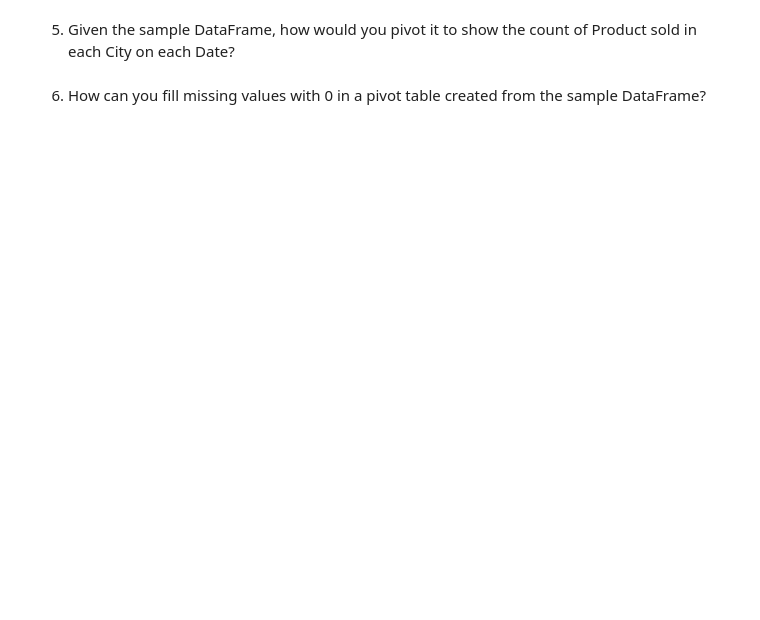
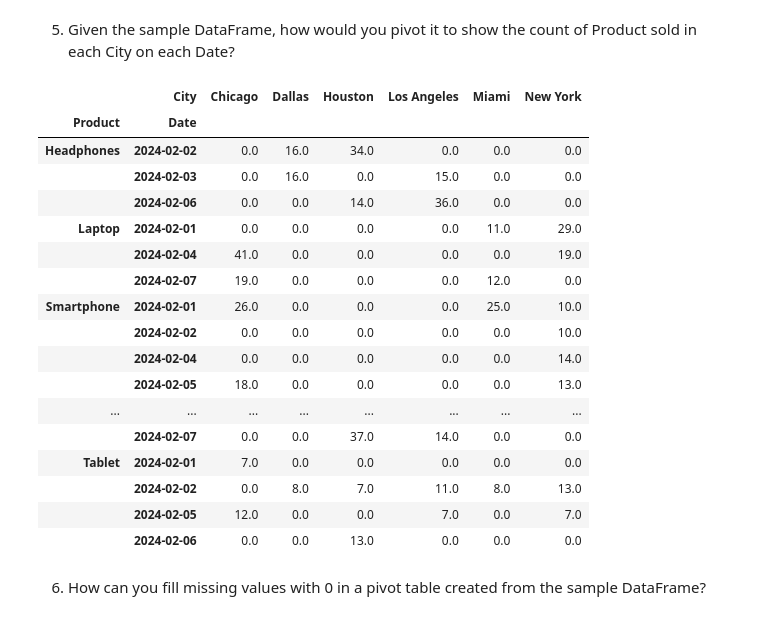
Before and after one commit to AnoopCA/Practice-Challenges, a Jupyter notebook: pandas.ipynb, the cells around one changed output. Drawn from its saved outputs; the diff is of its cells as text; code cells hidden in the pictures; blank space fills up the shorter version.

```diff
--- a/pandas.ipynb
+++ b/pandas.ipynb
@@ -121,3 +115,38 @@ df.pivot_table(index="Product", columns="City", values="Sales", aggfunc="mean",
 | Smartwatch | 0.000000 | 2050.000000 | 1200.0 | 1780.000000 | 0.000000 | 0.000000 | 1850.0 | 1720.0 |
 | Tablet | 0.000000 | 0.000000 | 1900.0 | 2100.000000 | 780.000000 | 1350.000000 | 720.0 | 1370.0 |
 | Total | 936.666667 | 1456.666667 | 1400.0 | 1543.333333 | 1243.333333 | 1283.333333 | 1285.0 | 1308.0 |
+# %%
+data = {
+    "City": [
+        "New York", "New York", "New York", "New York", "New York", "Los Angeles", "Los Angeles", "Los Angeles", "Los Angeles", "Los Angeles",
+        "Chicago", "Chicago", "Chicago", "Chicago", "Chicago", "Houston", "Houston", "Houston", "Houston", "Houston",
+        "Miami", "Miami", "Miami", "Miami", "Miami", "Dallas", "Dallas", "Dallas", "Dallas", "Dallas",
+        "New York", "New York", "New York", "New York", "New York", "Los Angeles", "Los Angeles", "Los Angeles", "Los Angeles", "Los Angeles",
+        "Chicago", "Chicago", "Chicago", "Chicago", "Chicago", "Houston", "Houston", "Houston", "Houston", "Houston"
+    ],
+    "Date": pd.to_datetime([
+        "2024-02-01", "2024-02-01", "2024-02-01", "2024-02-02", "2024-02-02", "2024-02-02", "2024-02-03", "2024-02-03", "2024-02-03", "2024-02-04",
+        "2024-02-04", "2024-02-04", "2024-02-05", "2024-02-05", "2024-02-05", "2024-02-06", "2024-02-06", "2024-02-06", "2024-02-07", "2024-02-07",
+        "2024-02-07", "2024-02-01", "2024-02-01", "2024-02-01", "2024-02-02", "2024-02-02", "2024-02-02", "2024-02-03", "2024-02-03", "2024-02-03",
+        "2024-02-04", "2024-02-04", "2024-02-04", "2024-02-05", "2024-02-05", "2024-02-05", "2024-02-06", "2024-02-06", "2024-02-06", "2024-02-07",
+        "2024-02-07", "2024-02-07", "2024-02-01", "2024-02-01", "2024-02-01", "2024-02-02", "2024-02-02", "2024-02-02", "2024-02-03", "2024-02-03"
+    ]),
+    "Product": [
+        "Laptop", "Laptop", "Smartphone", "Smartphone", "Tablet", "Tablet", "Headphones", "Headphones", "Smartwatch", "Smartwatch",
+        "Laptop", "Laptop", "Smartphone", "Smartphone", "Tablet", "Tablet", "Headphones", "Headphones", "Smartwatch", "Smartwatch",
+        "Laptop", "Laptop", "Smartphone", "Smartphone", "Tablet", "Tablet", "Headphones", "Headphones", "Smartwatch", "Smartwatch",
+        "Laptop", "Laptop", "Smartphone", "Smartphone", "Tablet", "Tablet", "Headphones", "Headphones", "Smartwatch", "Smartwatch",
+        "Laptop", "Laptop", "Smartphone", "Smartphone", "Tablet", "Tablet", "Headphones", "Headphones", "Smartwatch", "Smartwatch"
+    ],
+    "Sales": [
+        15, 14, 10, 10, 13, 11, 7, 8, 18, 15, 21, 20, 9, 9, 12, 13, 7, 7, 19, 18,12, 11, 13, 12, 8, 8, 16,
+        16, 20, 19, 9, 10, 14, 13, 7, 7, 18, 18, 15, 14, 10, 9, 13, 13, 7, 7, 18, 16, 21, 20
+    ],
+    "Profit": [
+        30000, 28000, 12000, 14000, 25000, 20000, 9000, 10000, 40000, 35000, 50000, 48000, 13000, 15000, 27000, 25000, 8000, 9500,
+        42000, 39000, 21000, 19000, 23000, 22000, 10000, 12000, 37000, 35000, 48000, 46000, 15000, 14000, 26000, 24000, 9500,
+        10000, 41000, 39000, 30000, 28000, 12000, 11000, 25000, 23000, 9000, 8500, 40000, 38000, 50000, 48000
+    ]
+}
+df = pd.DataFrame(data)
+print(df.head(10))
@@ -124,4 +165,25 @@ df.pivot_table(index="Product", columns="City", values="Sales", aggfunc="mean",
 # %% [markdown]
 5. Given the sample DataFrame, how would you pivot it to show the count of Product sold in each City on each Date?
+# %%
+df.pivot_table(index=["Product", "Date"], columns="City", values="Sales", aggfunc="sum").fillna(0)
+# %% [output]
+|  | City | Chicago | Dallas | Houston | Los Angeles | Miami | New York |
+| Product | Date |  |  |  |  |  |  |
+| Headphones | 2024-02-02 | 0.0 | 16.0 | 34.0 | 0.0 | 0.0 | 0.0 |
+|  | 2024-02-03 | 0.0 | 16.0 | 0.0 | 15.0 | 0.0 | 0.0 |
+|  | 2024-02-06 | 0.0 | 0.0 | 14.0 | 36.0 | 0.0 | 0.0 |
+| Laptop | 2024-02-01 | 0.0 | 0.0 | 0.0 | 0.0 | 11.0 | 29.0 |
+|  | 2024-02-04 | 41.0 | 0.0 | 0.0 | 0.0 | 0.0 | 19.0 |
+|  | 2024-02-07 | 19.0 | 0.0 | 0.0 | 0.0 | 12.0 | 0.0 |
+| Smartphone | 2024-02-01 | 26.0 | 0.0 | 0.0 | 0.0 | 25.0 | 10.0 |
+|  | 2024-02-02 | 0.0 | 0.0 | 0.0 | 0.0 | 0.0 | 10.0 |
+|  | 2024-02-04 | 0.0 | 0.0 | 0.0 | 0.0 | 0.0 | 14.0 |
+|  | 2024-02-05 | 18.0 | 0.0 | 0.0 | 0.0 | 0.0 | 13.0 |
+| ... | ... | ... | ... | ... | ... | ... | ... |
+|  | 2024-02-07 | 0.0 | 0.0 | 37.0 | 14.0 | 0.0 | 0.0 |
+| Tablet | 2024-02-01 | 7.0 | 0.0 | 0.0 | 0.0 | 0.0 | 0.0 |
+|  | 2024-02-02 | 0.0 | 8.0 | 7.0 | 11.0 | 8.0 | 13.0 |
+|  | 2024-02-05 | 12.0 | 0.0 | 0.0 | 7.0 | 0.0 | 7.0 |
+|  | 2024-02-06 | 0.0 | 0.0 | 13.0 | 0.0 | 0.0 | 0.0 |
 # %% [markdown]
 6. How can you fill missing values with 0 in a pivot table created from the sample DataFrame?
```
Also changed, not shown: parts of 14 cells of this notebook, 1 other file.
